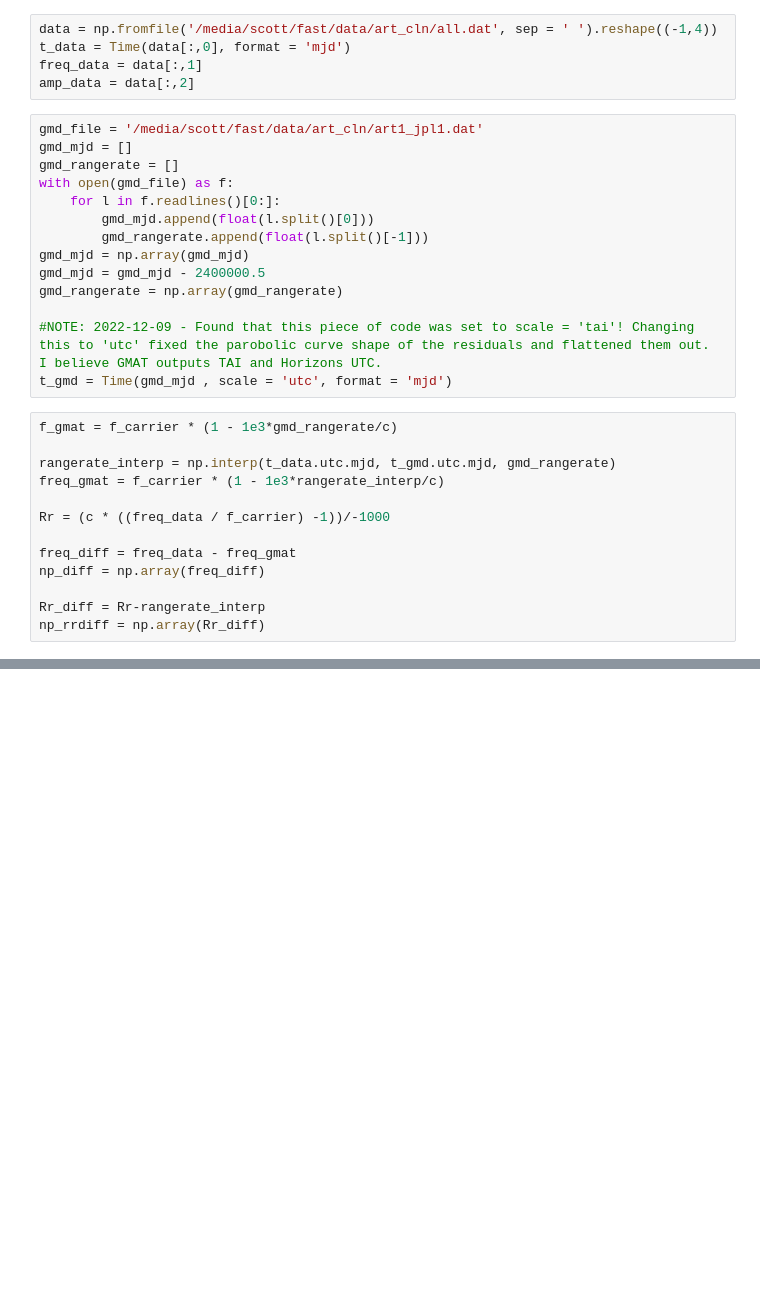
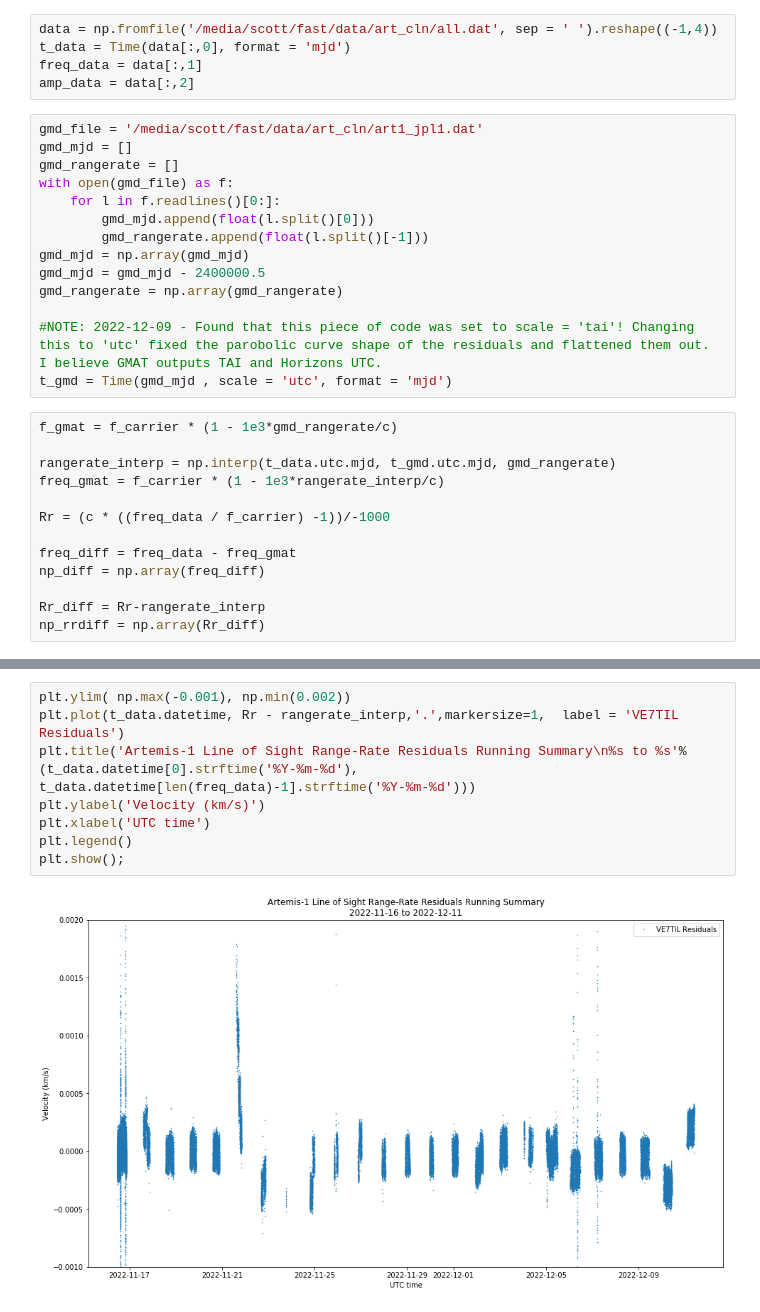
Before and after one commit to ScottTilley/Artemis1, a Jupyter notebook: Artemis1_Doppler_Running.ipynb, the cells around one changed output, grey strips where cells are left out. Drawn from its saved outputs; the diff is of its cells as text; blank space fills up the shorter version.

```diff
--- a/Artemis1_Doppler_Running.ipynb
+++ b/Artemis1_Doppler_Running.ipynb
@@ -70,3 +66,13 @@ plt.show();
+# %%
+plt.ylim( np.max(-0.001), np.min(0.002))
+plt.plot(t_data.datetime, Rr - rangerate_interp,'.',markersize=1,  label = 'VE7TIL Residuals')
+plt.title('Artemis-1 Line of Sight Range-Rate Residuals Running Summary\n%s to %s'%(t_data.datetime[0].strftime('%Y-%m-%d'), t_data.datetime[len(freq_data)-1].strftime('%Y-%m-%d')))
+plt.ylabel('Velocity (km/s)')
+plt.xlabel('UTC time')
+plt.legend()
+plt.show();
+# %% [output]
+[figure, added]
 # %%
 plt.ylim(-15,5)
 plt.plot(t_data.datetime, freq_data - freq_gmat,'.',markersize=1,  label = 'VE7TIL Residuals')
```
Also changed, not shown: parts of 7 cells of this notebook.
